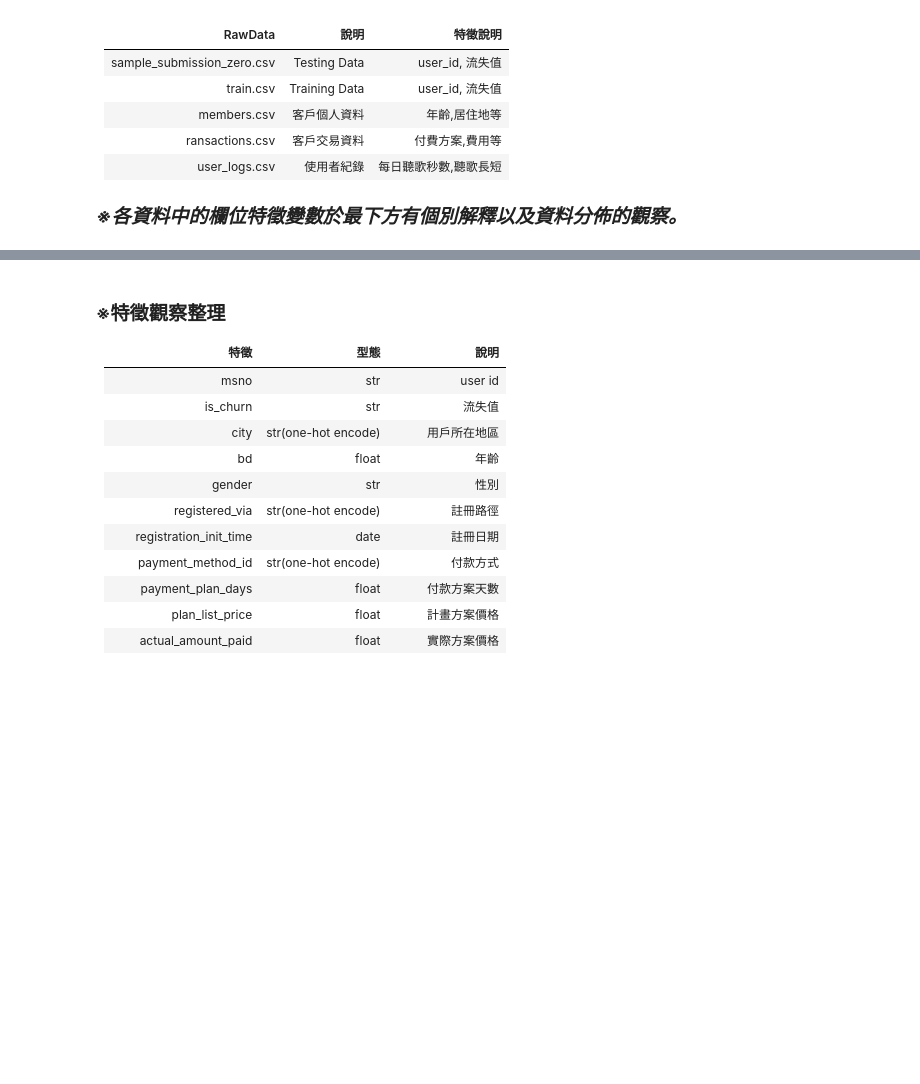
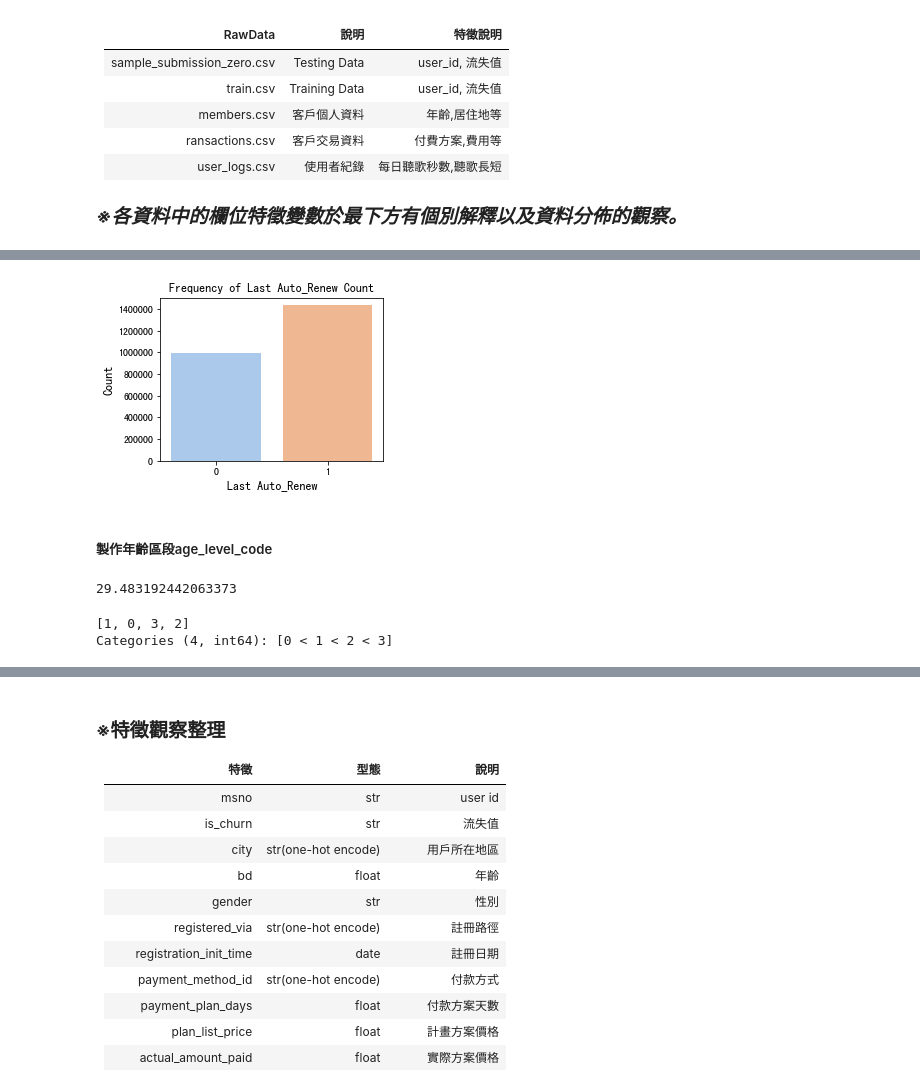
Before and after one commit to imiKao/KKBoxProject_for_TcfstCourse, a Jupyter notebook: KKboxAnalysis_特徵工程.ipynb, the cells around one changed output, grey strips where cells are left out. Cells and saved outputs as stored; diff of their text form; code cells hidden in the pictures; blank space fills up the shorter version.

```diff
--- a/KKboxAnalysis_特徵工程.ipynb
+++ b/KKboxAnalysis_特徵工程.ipynb
@@ -646,0 +283,9 @@ TrainingData.to_csv('Trains__Members__Transaction.csv',index=False,header=True)
+# %%
+# 定義前一次是否自動續約
+def last_last_renew(df):
+    ft_last_auto_renew = df[['msno','is_auto_renew']].groupby(by=['msno'],as_index=False).head(1)
+    ft_last_auto_renew.rename(columns={'is_auto_renew':'last_auto_renew'}, inplace=True)
+    return ft_last_auto_renew
+# %%
+ft_last_auto_renew = last_last_renew(KKboxTransac)
+ft_last_auto_renew.head()
@@ -646,0 +299,9 @@ TrainingData.to_csv('Trains__Members__Transaction.csv',index=False,header=True)
+# %%
+plt.figure(figsize=(4,3))
+sns.countplot(x="last_auto_renew", data=ft_last_auto_renew, palette = "pastel")
+plt.ylabel('Count', fontsize=12)
+plt.xlabel('Last Auto_Renew', fontsize=12)
+plt.title("Frequency of Last Auto_Renew Count", fontsize=12)
+plt.show()
+# %% [output]
+[figure, added]
@@ -646,0 +311,11 @@ TrainingData.to_csv('Trains__Members__Transaction.csv',index=False,header=True)
+# %% [markdown]
+##### 製作年齡區段age_level_code
+# %%
+# 確認members除去不合理值後之平均年齡
+ft_mem_bd = KKboxMembers[['msno','bd']]
+ft_mem_bd = ft_mem_bd[ft_mem_bd['bd'] < 100]
+ft_mem_bd = ft_mem_bd[ft_mem_bd['bd'] > 0]
+mem_avg_age = ft_mem_bd['bd'].mean()
+mem_avg_age
+# %% [output]
+29.483192442063373
@@ -646,0 +337,6 @@ TrainingData.to_csv('Trains__Members__Transaction.csv',index=False,header=True)
+# %%
+ft_age_level_code = age_level_code(KKboxMembers)
+ft_age_level_code['age_level_code'].unique()
+# %% [output]
+[1, 0, 3, 2]
+Categories (4, int64): [0 < 1 < 2 < 3]
```
Also changed, not shown: parts of 236 cells of this notebook.
